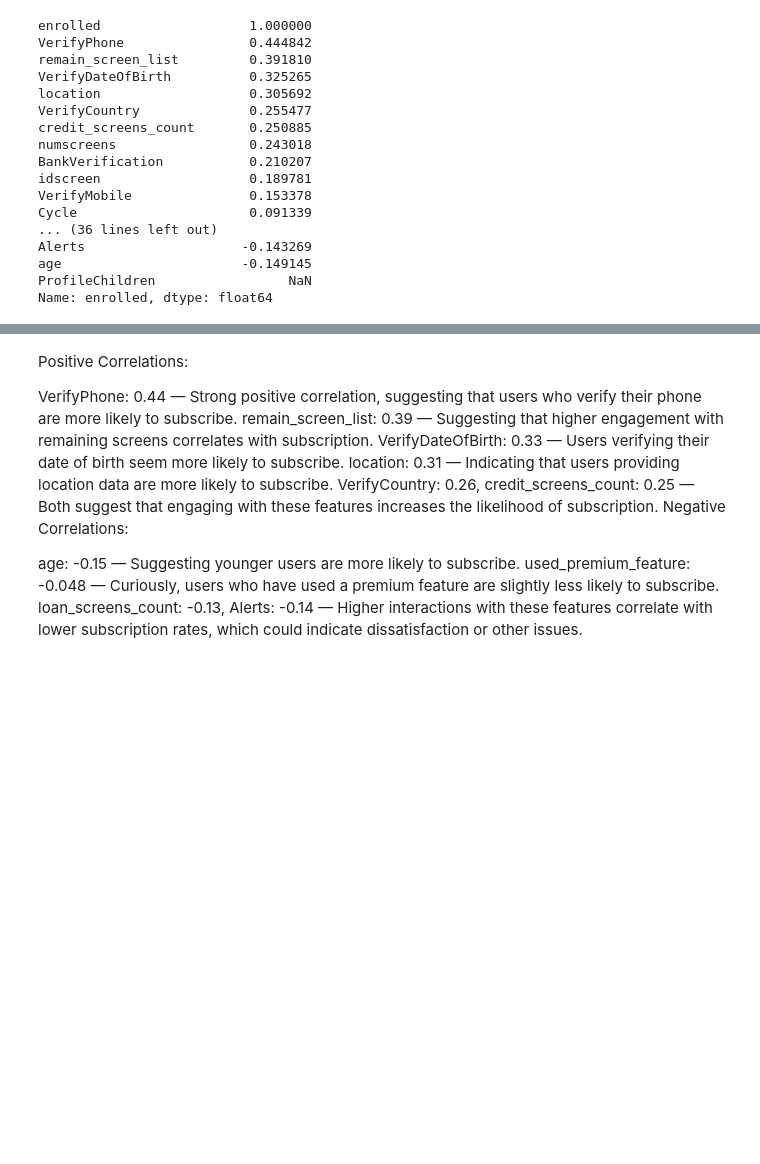
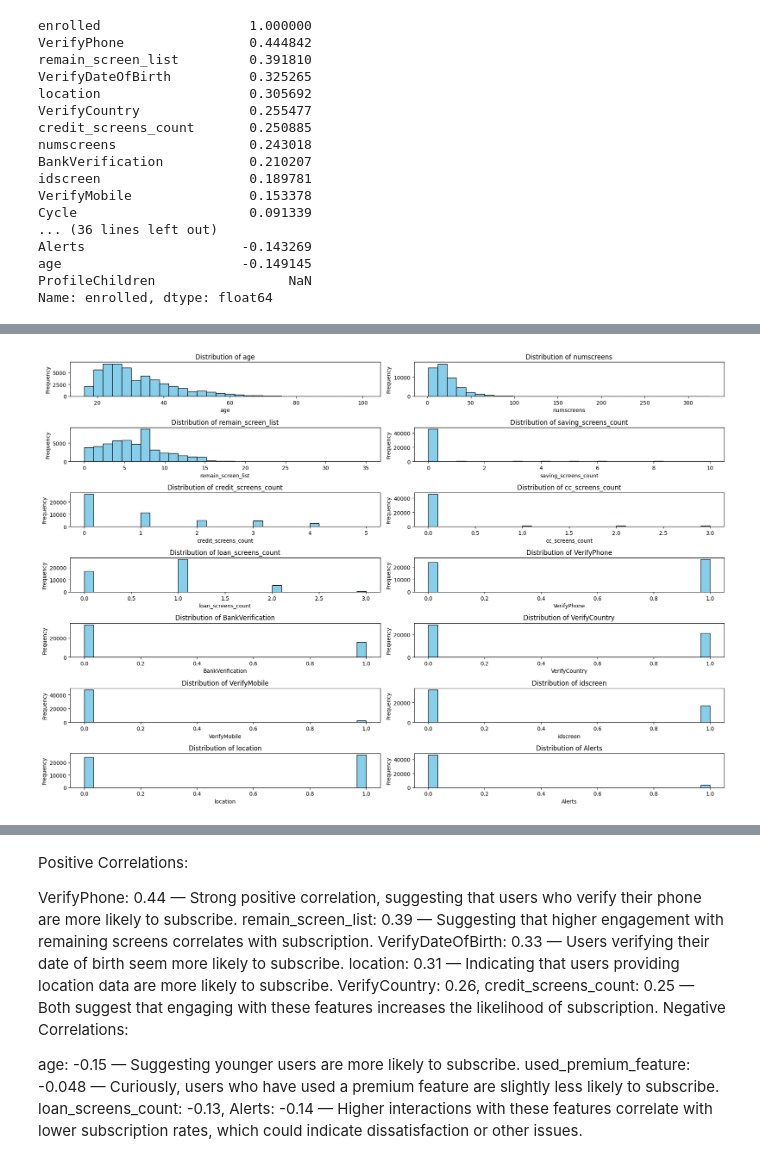
Before and after one commit to arygup/Behavioural-Research---Statistical-Methods, a Jupyter notebook: Aryan.ipynb, the cells around one changed output, grey strips where cells are left out. Saved outputs shown, nothing was run; the diff lists cells and outputs as text; code cells hidden in the pictures; blank space fills up the shorter version.

```diff
--- a/Aryan.ipynb
+++ b/Aryan.ipynb
@@ -120,3 +79,22 @@ Alerts                    -0.143269
 age                       -0.149145
 ProfileChildren                 NaN
 Name: enrolled, dtype: float64
+# %%
+from scipy.stats import shapiro
+
+# Columns to test for normality
+columns_to_test = [
+    'age', 'numscreens', 'remain_screen_list', 'saving_screens_count',
+    'credit_screens_count', 'cc_screens_count', 'loan_screens_count',
+    "VerifyPhone", "BankVerification", "VerifyCountry", "VerifyMobile",
+    'idscreen', 'location', 'Alerts'
+]
+
+# Perform Shapiro-Wilk test on selected columns
+normality_results = {}
+for column in columns_to_test:
+    stat, p_value = shapiro(data[column])
+    normality_results[column] = {'Statistic': stat, 'p-value': p_value}
+
+normality_results_df = pd.DataFrame(normality_results).transpose()
+normality_results_df
@@ -122,0 +117,22 @@ Name: enrolled, dtype: float64
+# %%
+import matplotlib.pyplot as plt
+
+# Set up the figure and axes for plotting histograms
+fig, axes = plt.subplots(nrows=7, ncols=2, figsize=(18, 12))
+axes = axes.flatten()  # Flatten the grid for easier iteration
+
+# Plot histograms for each variable
+for i, column in enumerate(columns_to_test):
+    axes[i].hist(data[column], bins=30, color='skyblue', edgecolor='black')
+    axes[i].set_title(f'Distribution of {column}')
+    axes[i].set_xlabel(column)
+    axes[i].set_ylabel('Frequency')
+
+# Remove any unused subplots
+for ax in axes[i+1:]:
+    fig.delaxes(ax)
+
+plt.tight_layout()
+plt.show()
+# %% [output]
+[figure, added]
```
Also changed, not shown: parts of 5 cells of this notebook.
